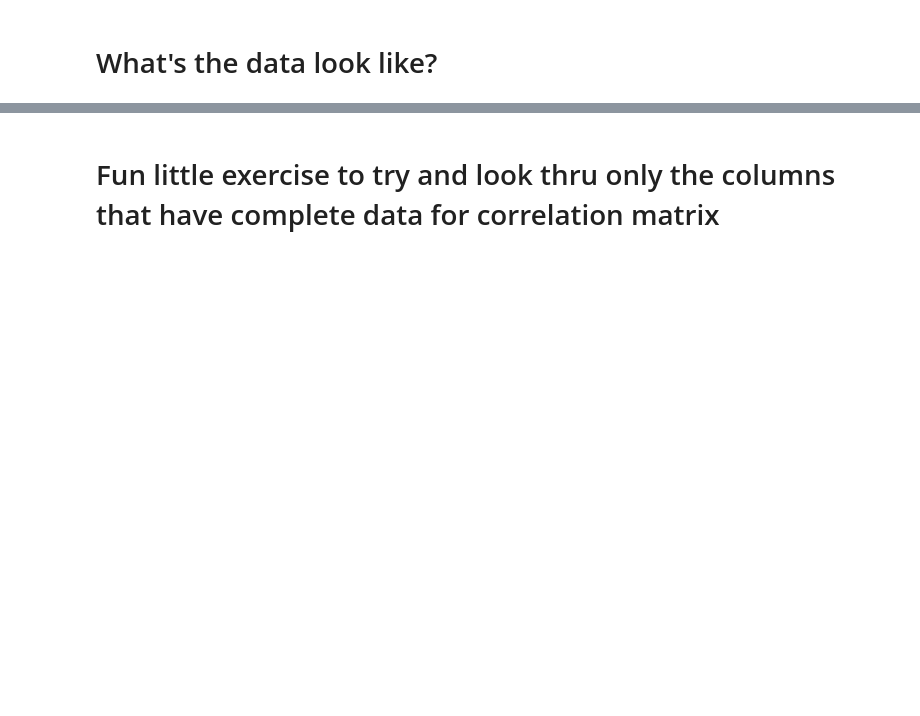
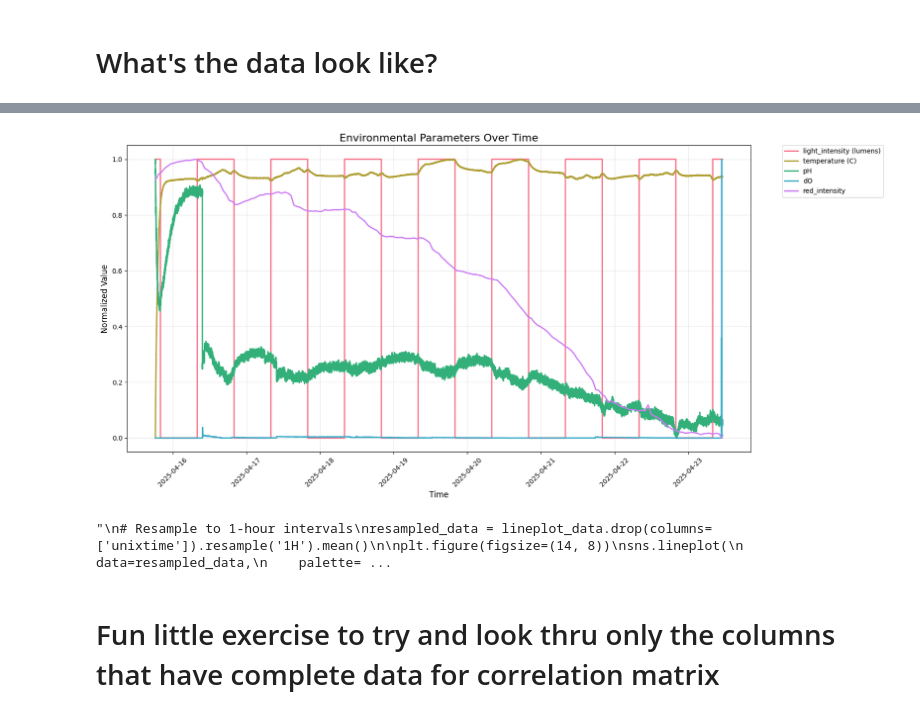
Before and after one commit to YitongTseo/cyanobacteria_factory, a Jupyter notebook: data_collation.ipynb, the cells around one changed output, grey strips where cells are left out. Saved outputs shown, nothing was run; the diff lists cells and outputs as text; code cells hidden in the pictures; blank space fills up the shorter version.

```diff
--- a/data_collation.ipynb
+++ b/data_collation.ipynb
@@ -121,12 +138,11 @@ import numpy as np
 lineplot_data = df_combined[
     [
         'unixtime',
+        'light_intensity (lumens)',
         "temperature (C)",
         "pH",
         "dO",
         "red_intensity",
-        "green_intensity",
-        "blue_intensity",
     ]
 ]
 lineplot_data = lineplot_data.dropna(how="all")
@@ -170,7 +186,7 @@ plt.grid(True, alpha=0.3)
 plt.show()
 
 # ALTERNATIVE VERSION: Non-normalized with multiple y-axes (uncomment to use)
-'''
+
 # Create figure and primary axis
 fig, ax1 = plt.subplots(figsize=(14, 8))
 
@@ -229,34 +245,36 @@ labels = []
 for param, ax in axes.items():
     line, label = ax.get_legend_handles_labels()
     lines.extend(line)
     labels.extend(label)
 
 ax1.legend(lines, labels, loc='upper center', bbox_to_anchor=(0.5, -0.15), ncol=3)
 
 plt.tight_layout()
 plt.show()
 '''
 
 # If you want to resample to reduce data points for a smoother plot (uncomment to use)
 '''
 # Resample to 1-hour intervals
 resampled_data = lineplot_data.drop(columns=['unixtime']).resample('1H').mean()
 
 plt.figure(figsize=(14, 8))
 sns.lineplot(
     data=resampled_data,
     palette=palette,
     linewidth=2,
 )
 plt.xlabel('Time', fontsize=12)
 plt.ylabel('Value', fontsize=12)
 plt.title('Environmental Parameters Over Time (Hourly Resampled)', fontsize=16)
 plt.xticks(rotation=45)
 plt.tight_layout()
 plt.legend(bbox_to_anchor=(1.05, 1), loc='upper left')
 plt.grid(True, alpha=0.3)
 plt.show()
-'''
+# %% [output]
+[figure, added]
+"\n# Resample to 1-hour intervals\nresampled_data = lineplot_data.drop(columns=['unixtime']).resample('1H').mean()\n\nplt.figure(figsize=(14, 8))\nsns.lineplot(\n    data=resampled_data,\n    palette= ...
 # %% [markdown]
 # Fun little exercise to try and look thru only the columns that have complete data for correlation matrix
 # %%
```
Also changed, not shown: parts of 6 cells of this notebook, 6 other files.
